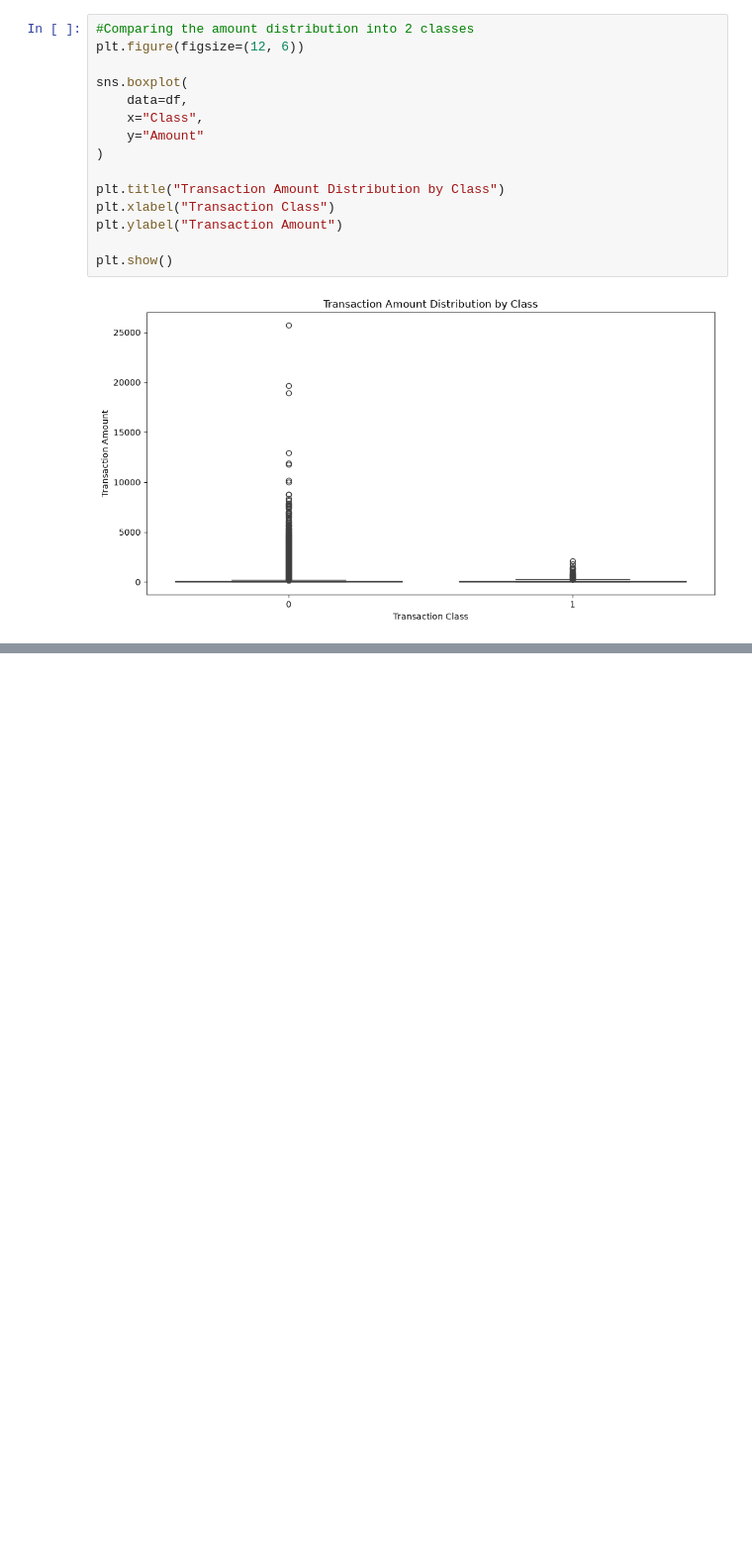
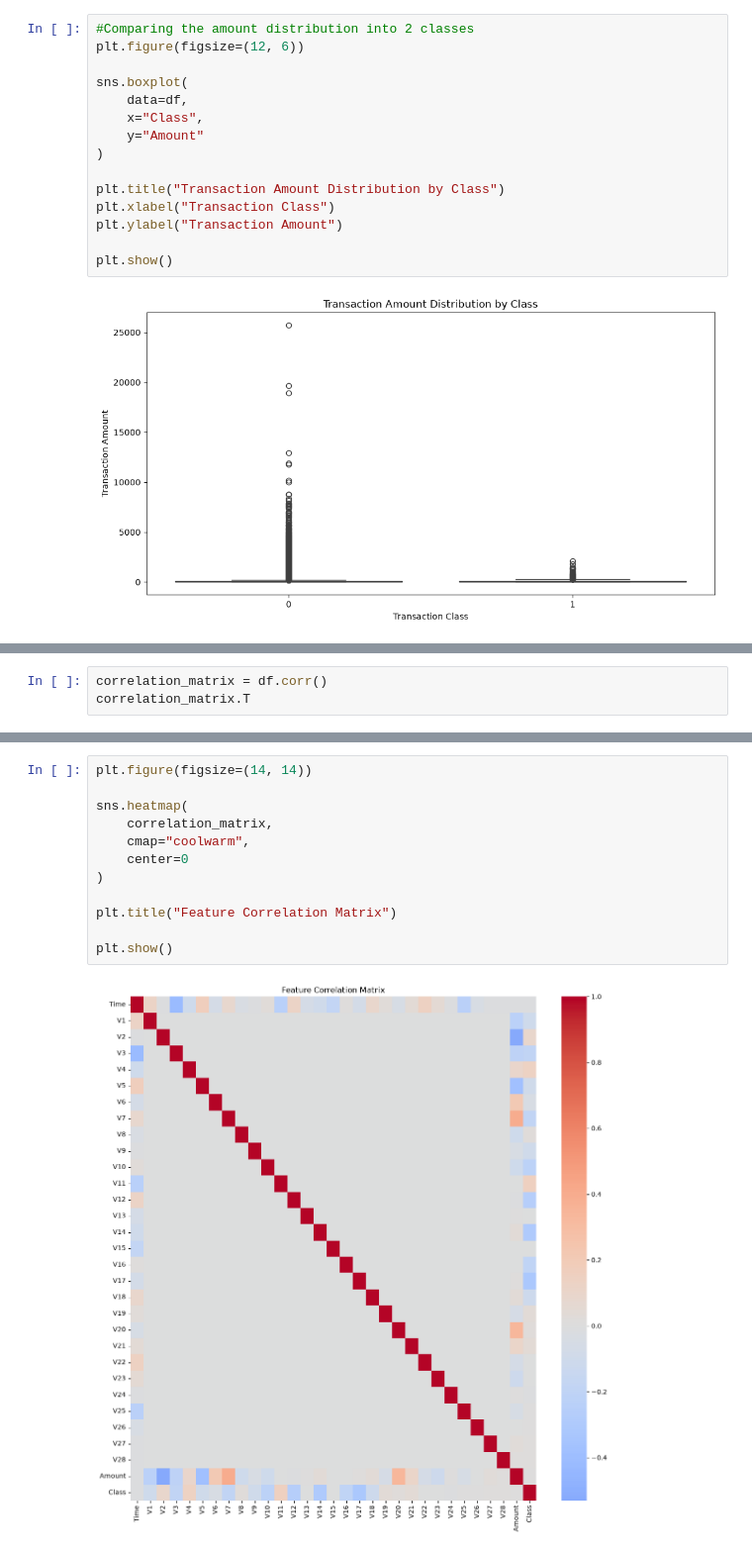
Before and after one commit to VoidStackLabs/VoidStack-Sentinel, a Jupyter notebook: notebooks/01_exploratory_data_analysis.ipynb, the cells around one changed output, grey strips where cells are left out. Shown at 99% size. Saved outputs shown, nothing was run; the diff lists cells and outputs as text; blank space fills up the shorter version.

Commit message:
analyzing feature correlations

```diff
--- a/notebooks/01_exploratory_data_analysis.ipynb
+++ b/notebooks/01_exploratory_data_analysis.ipynb
@@ -186,0 +189,3 @@ plt.show()
+# %%
+correlation_matrix = df.corr()
+correlation_matrix.T
@@ -186,0 +211,14 @@ plt.show()
+# %%
+plt.figure(figsize=(14, 14))
+
+sns.heatmap(
+    correlation_matrix,
+    cmap="coolwarm",
+    center=0
+)
+
+plt.title("Feature Correlation Matrix")
+
+plt.show()
+# %% [output]
+[figure, added]
```
Also changed, not shown: parts of 4 cells of this notebook.
